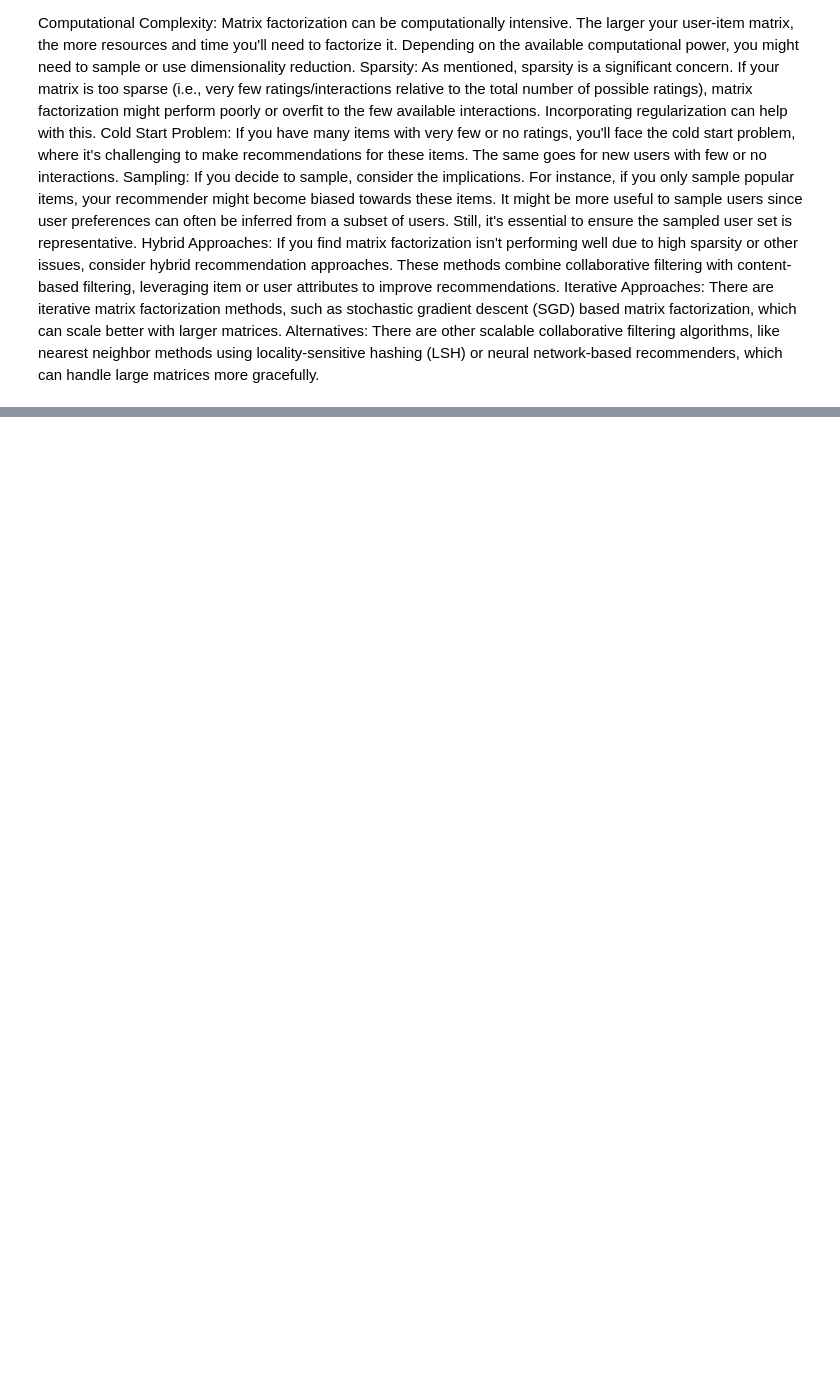
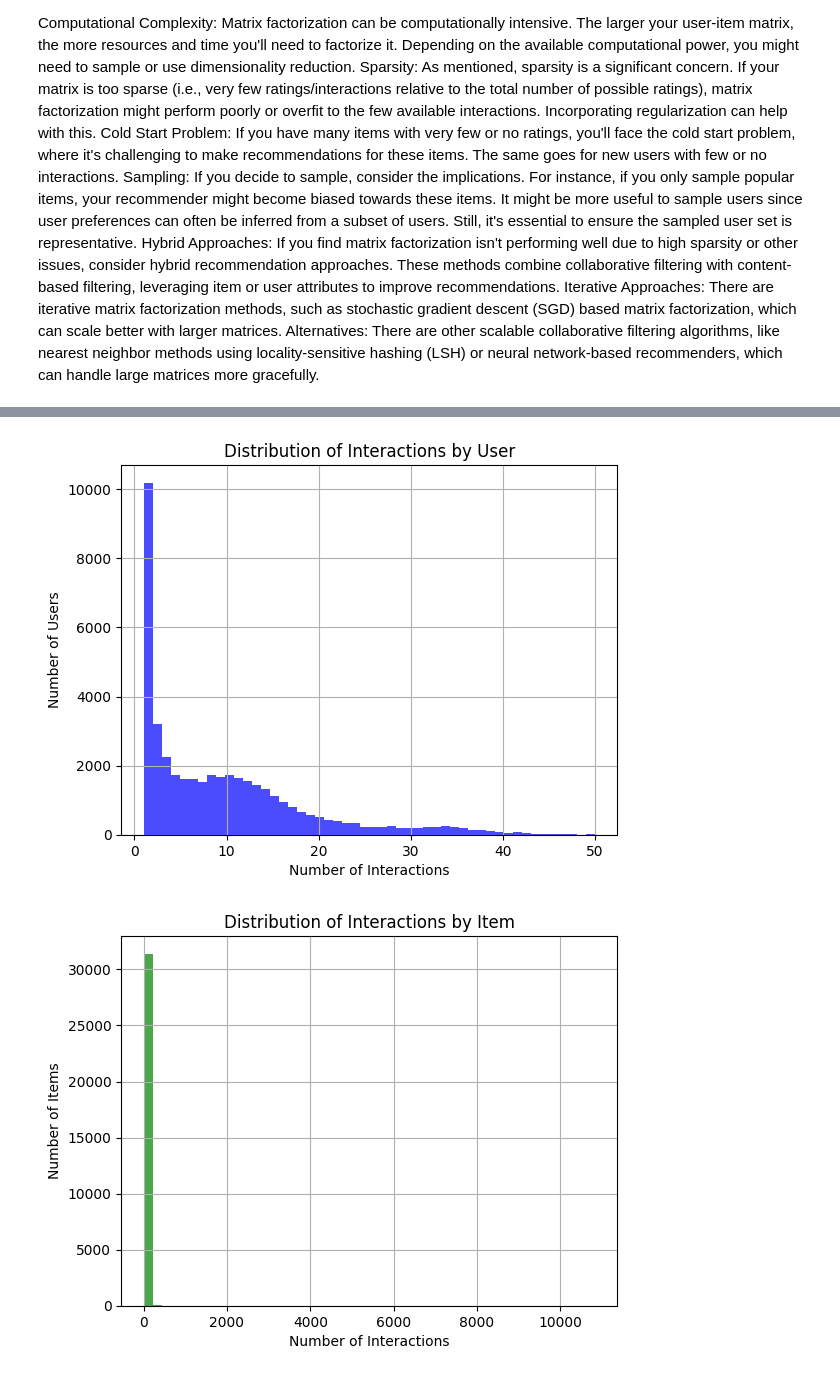
Before and after one commit to seankhatiri/chain-recsys, a Jupyter notebook: init.ipynb, the cells around one changed output, grey strips where cells are left out. Drawn from its saved outputs; the diff is of its cells as text; code cells hidden in the pictures; blank space fills up the shorter version.

```diff
--- a/init.ipynb
+++ b/init.ipynb
@@ -1044,3 +1076,28 @@ The result for running Association Rules on the same dataset is as follows:
 to determine the support_treshhold, first we need to have a better understanding of our user-item interactions matrix sparcity, for a 500 user-item interactions set we have 0.0043 as matrix sparcity, so we choosed 0.1 as support treshhold which gave us the following percision and recall:
 
 ![image-2.png](attachment:image-2.png)
+# %%
+############# DISTRIBUTION OVER USER_CONTRACT INTERACTIONS ###############
+
+df = pd.read_parquet('dataset/user_contract_rating.parquet')
+
+# User interactions histogram
+user_interactions = df.groupby('user').size()
+plt.hist(user_interactions, bins=50, alpha=0.7, color='blue')
+plt.title('Distribution of Interactions by User')
+plt.xlabel('Number of Interactions')
+plt.ylabel('Number of Users')
+plt.grid(True)
+plt.show()
+
+# Item interactions histogram
+item_interactions = df.groupby('item').size()
+plt.hist(item_interactions, bins=50, alpha=0.7, color='green')
+plt.title('Distribution of Interactions by Item')
+plt.xlabel('Number of Interactions')
+plt.ylabel('Number of Items')
+plt.grid(True)
+plt.show()
+# %% [output]
+[figure, added]
+[figure, added]
```
Also changed, not shown: parts of 9 cells of this notebook, 3 other files.
